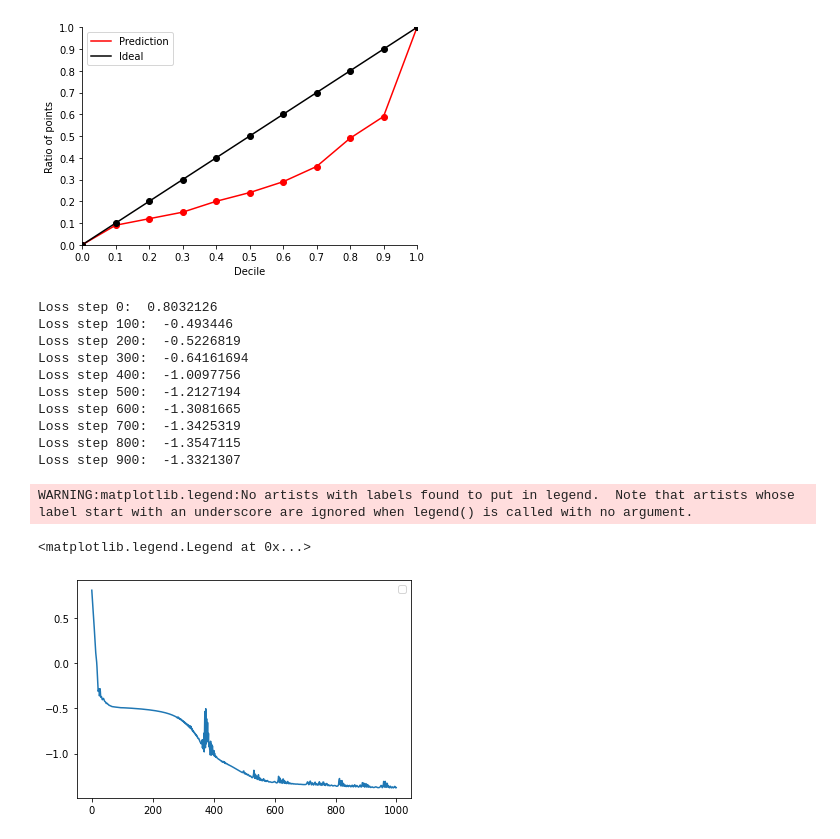
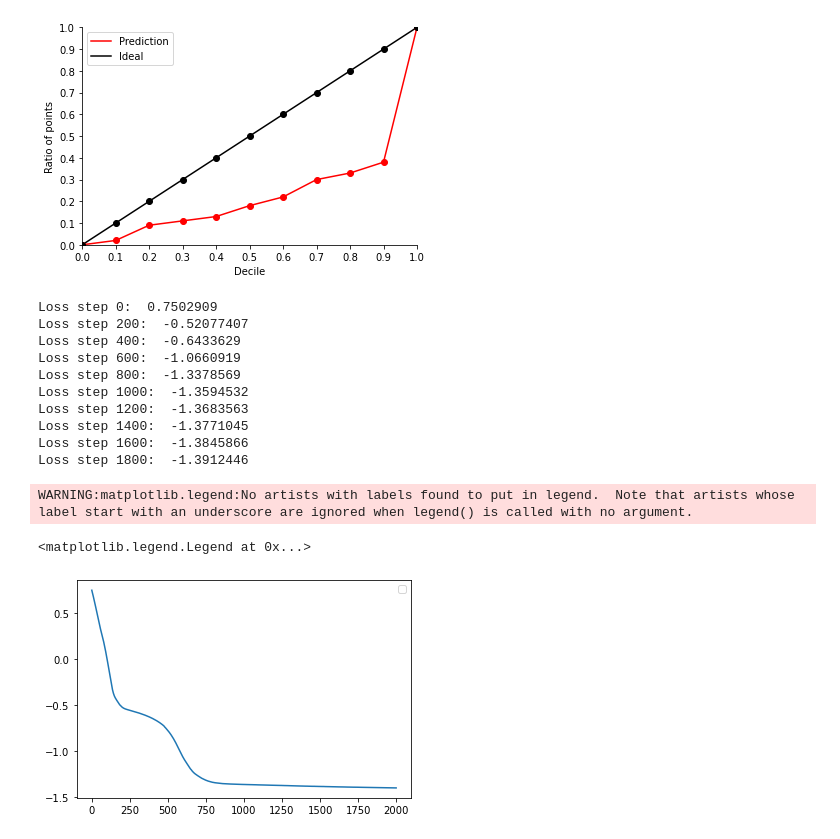
Before and after one commit to nipunbatra/bnn-zoo, a Jupyter notebook: notebooks/regression/DeepEnsemble_SinData.ipynb, the cells around one changed output. Drawn from its saved outputs; the diff is of its cells as text; code cells hidden in the pictures.

```diff
--- a/notebooks/regression/DeepEnsemble_SinData.ipynb
+++ b/notebooks/regression/DeepEnsemble_SinData.ipynb
@@ -18,3 +19,4 @@ WARNING:absl:No GPU/TPU found, falling back to CPU. (Set TF_CPP_MIN_LOG_LEVEL=0
 [figure]
 # %%
-model = gmlp.GaussianMLP([16,16])
+# initialize model
+model = gaussian_mlp.gmlp( features=[16,16], activations=[nn.relu, nn.relu],dropout_rate=[0,0])
@@ -21,9 +25,15 @@ model = gmlp.GaussianMLP([16,16])
 # %%
 params_list = []
 losses_list = []
+auxs = {
+    "X" : X,
+    "y" : Y,
+    "deterministic": True,
+}
+
 for i in range(5):
-    params =  model.init(jax.random.PRNGKey(i),X)
-    params, loss = fits.fit(model, params, X, Y,learning_rate=0.01, epochs=1000, verbose=False)
+    params = model.init(jax.random.PRNGKey(i), auxs['X'], deterministic = True)
+    params, loss =  fits.fit(model, params, auxs, learning_rate=0.003, epochs=2000, verbose=False)
     params_list.append(params)
     losses_list.append(loss)
 # %%
@@ -71,28 +81,28 @@ df = plot.calibration_regression(mean_lx,sigma_lx,y_test_1)
 # %%
 df = plot.calibration_regression(mean,sigma,Y)
 # %% [output]
-[figure, old version]
+[figure, new version]
 # %%
 seed=11
-param =  model.init(jax.random.PRNGKey(seed),X)
-param, los = fits.fit(model, param, X, Y,learning_rate=0.01, epochs=1000, verbose=True)
+params = model.init(jax.random.PRNGKey(17), X, deterministic = True)
+params, loss =  fits.fit(model, params, auxs, learning_rate=0.001, epochs=2000, verbose=True)
 # %% [output]
-Loss step 0:  0.8032126
-Loss step 100:  -0.493446
-Loss step 200:  -0.5226819
-Loss step 300:  -0.64161694
-Loss step 400:  -1.0097756
-Loss step 500:  -1.2127194
-Loss step 600:  -1.3081665
-Loss step 700:  -1.3425319
-Loss step 800:  -1.3547115
-Loss step 900:  -1.3321307
+Loss step 0:  0.7502909
+Loss step 200:  -0.52077407
+Loss step 400:  -0.6433629
+Loss step 600:  -1.0660919
+Loss step 800:  -1.3378569
+Loss step 1000:  -1.3594532
+Loss step 1200:  -1.3683563
+Loss step 1400:  -1.3771045
+Loss step 1600:  -1.3845866
+Loss step 1800:  -1.3912446
 # %%
-plt.plot(jnp.arange(0,1000,1),los)
+plt.plot(jnp.arange(0,2000,1),loss)
 plt.legend()
 # %% [output]
 WARNING:matplotlib.legend:No artists with labels found to put in legend.  Note that artists whose label start with an underscore are ignored when legend() is called with no argument.
 <matplotlib.legend.Legend at 0x...>
-[figure, old version]
+[figure, new version]
 # %%
 X  = jnp.sort(X[:,0]).reshape(100,1)
```
Also changed, not shown: parts of 13 cells of this notebook, 1 other file.
